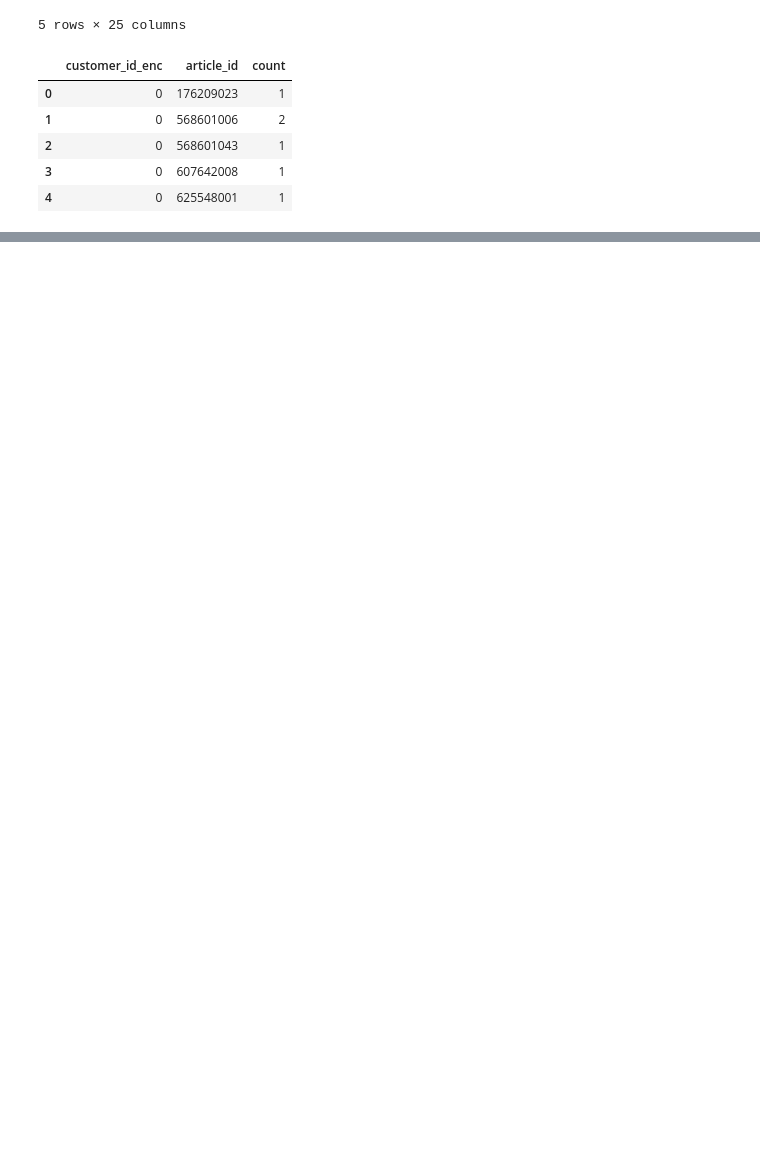
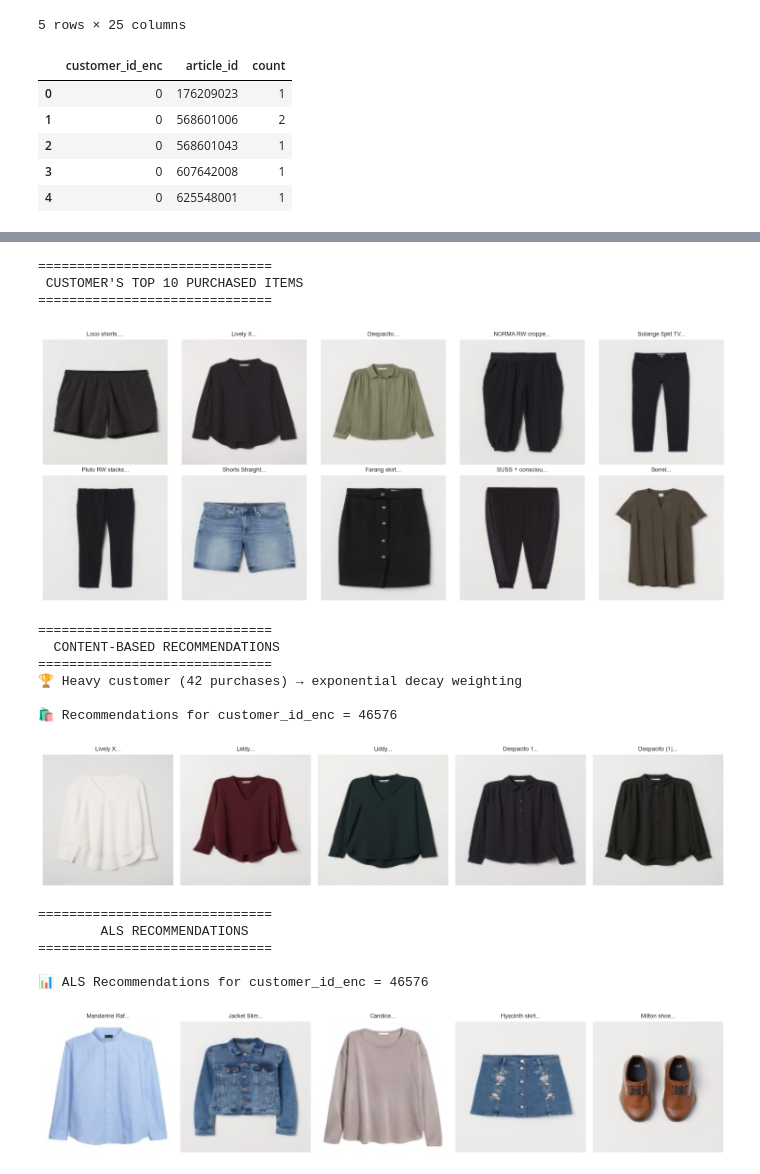
Before and after one commit to vaibhpande21/HndM-Fashion-Recommendation-System, a Jupyter notebook: rec.ipynb, the cells around one changed output, grey strips where cells are left out. Saved outputs shown, nothing was run; the diff lists cells and outputs as text; code cells hidden in the pictures; blank space fills up the shorter version.

Commit message:
Update rec.ipynb
Compared content based to ALS

```diff
--- a/rec.ipynb
+++ b/rec.ipynb
@@ -684,0 +860,20 @@ ui['weight'] = np.log1p(ui['count']).astype('float32')
+# %%
+compare_cb_vs_als(customer_id_enc=46576, transactions=transactions, top_n=5)
+# %% [output]
+==============================
+ CUSTOMER'S TOP 10 PURCHASED ITEMS
+==============================
+[figure, added]
+==============================
+  CONTENT-BASED RECOMMENDATIONS
+==============================
+🏆 Heavy customer (42 purchases) → exponential decay weighting
+
+🛍️ Recommendations for customer_id_enc = 46576
+[figure, added]
+==============================
+        ALS RECOMMENDATIONS
+==============================
+
+📊 ALS Recommendations for customer_id_enc = 46576
+[figure, added]
```
Also changed, not shown: parts of 16 cells of this notebook.
